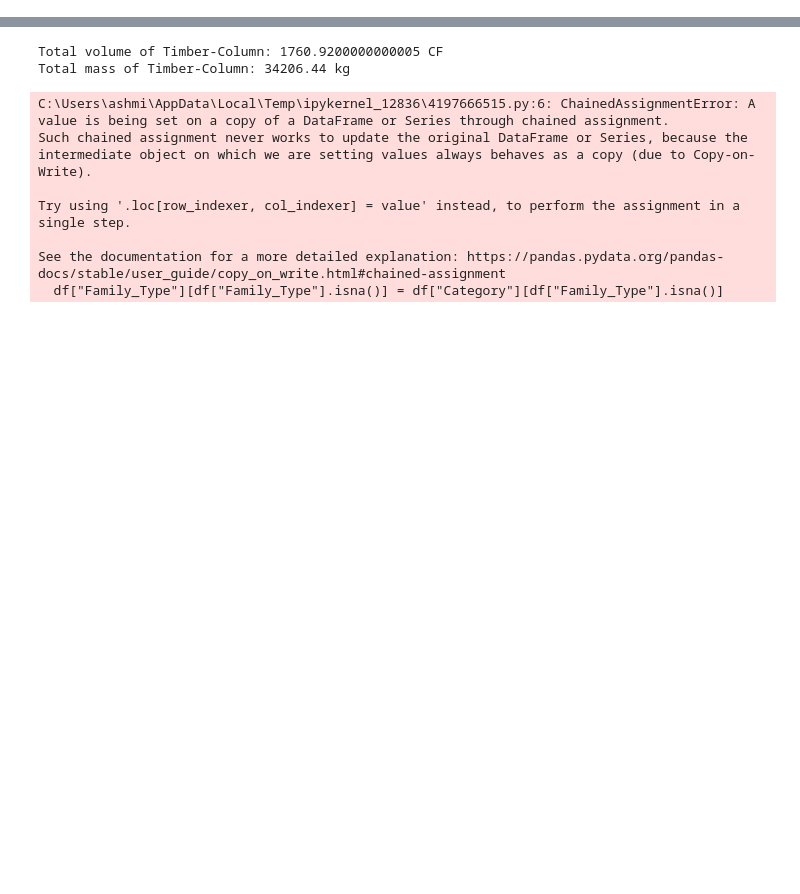
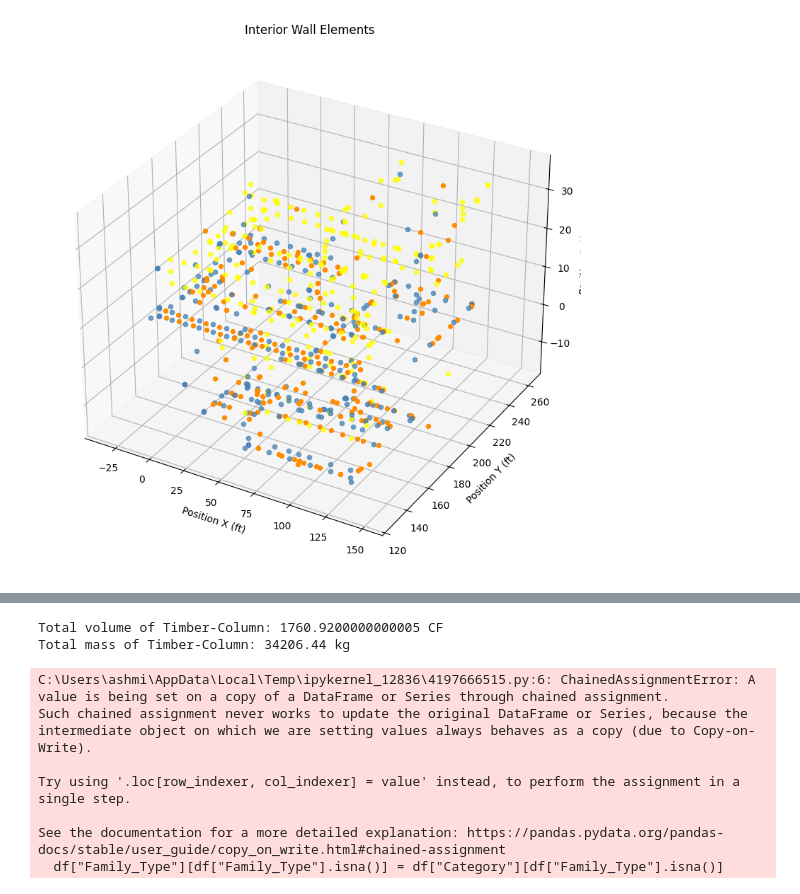
Before and after one commit to mxngl/IPD_Challenge, a Jupyter notebook: src/test.ipynb, the cells around one changed output, grey strips where cells are left out. Saved outputs shown, nothing was run; the diff lists cells and outputs as text; code cells hidden in the pictures; blank space fills up the shorter version.

```diff
--- a/src/test.ipynb
+++ b/src/test.ipynb
@@ -3,2 +32,4 @@ import pandas as pd
 # %%
-df = pd.read_csv("../revit_schedules/Structural_Schedule.csv")
+df_arch = pd.read_csv("../revit_schedules/Architecture_TakeOff.csv")
+df_struct = pd.read_csv("../revit_schedules/Structural_Schedule.csv")
+df_mep = pd.read_csv("../revit_schedules/MEP_TakeOff.csv")
@@ -4,0 +154,61 @@ df = pd.read_csv("../revit_schedules/Structural_Schedule.csv")
+# %%
+# Make a 3D plot of interior wall positions and bounding-box diagonals.
+import matplotlib.pyplot as plt
+import pandas as pd
+
+coord_columns = [
+    "Position X (ft)",
+    "Position Y (ft)",
+    "Position Z (ft)",
+    "Bounding Box Min X (ft)",
+    "Bounding Box Min Y (ft)",
+    "Bounding Box Min Z (ft)",
+    "Bounding Box Max X (ft)",
+    "Bounding Box Max Y (ft)",
+    "Bounding Box Max Z (ft)",
+]
+
+interior_walls = df[df["Category"].astype(str).eq("Walls")].copy()
+interior_walls = interior_walls[
+    ~interior_walls["Type"].astype(str).str.contains("Retaining", case=False, na=False)
+]
+
+for column in coord_columns:
+    interior_walls[column] = pd.to_numeric(interior_walls[column], errors="coerce")
+
+interior_walls = interior_walls.dropna(subset=coord_columns)
+
+fig = plt.figure(figsize=(10, 8))
+ax = fig.add_subplot(111, projection="3d")
+
+for _, row in interior_walls.iterrows():
+    ax.scatter(
+        row["Bounding Box Min X (ft)"],
+        row["Bounding Box Min Y (ft)"],
+        row["Bounding Box Min Z (ft)"],
+        color="steelblue",
+        alpha=0.75,
+    )
+    ax.scatter(
+        row["Position X (ft)"],
+        row["Position Y (ft)"],
+        row["Position Z (ft)"],
+        color="darkorange",
+        s=18,
+    )
+    ax.scatter(
+        row["Bounding Box Max X (ft)"],
+        row["Bounding Box Max Y (ft)"],
+        row["Bounding Box Max Z (ft)"],
+        color="yellow",
+        alpha=0.75,
+    )
+
+ax.set_title("Interior Wall Elements")
+ax.set_xlabel("Position X (ft)")
+ax.set_ylabel("Position Y (ft)")
+ax.set_zlabel("Position Z (ft)")
+plt.tight_layout()
+plt.show()
+# %% [output]
+[figure, added]
```
Also changed, not shown: parts of 20 cells of this notebook, 25 other files.
